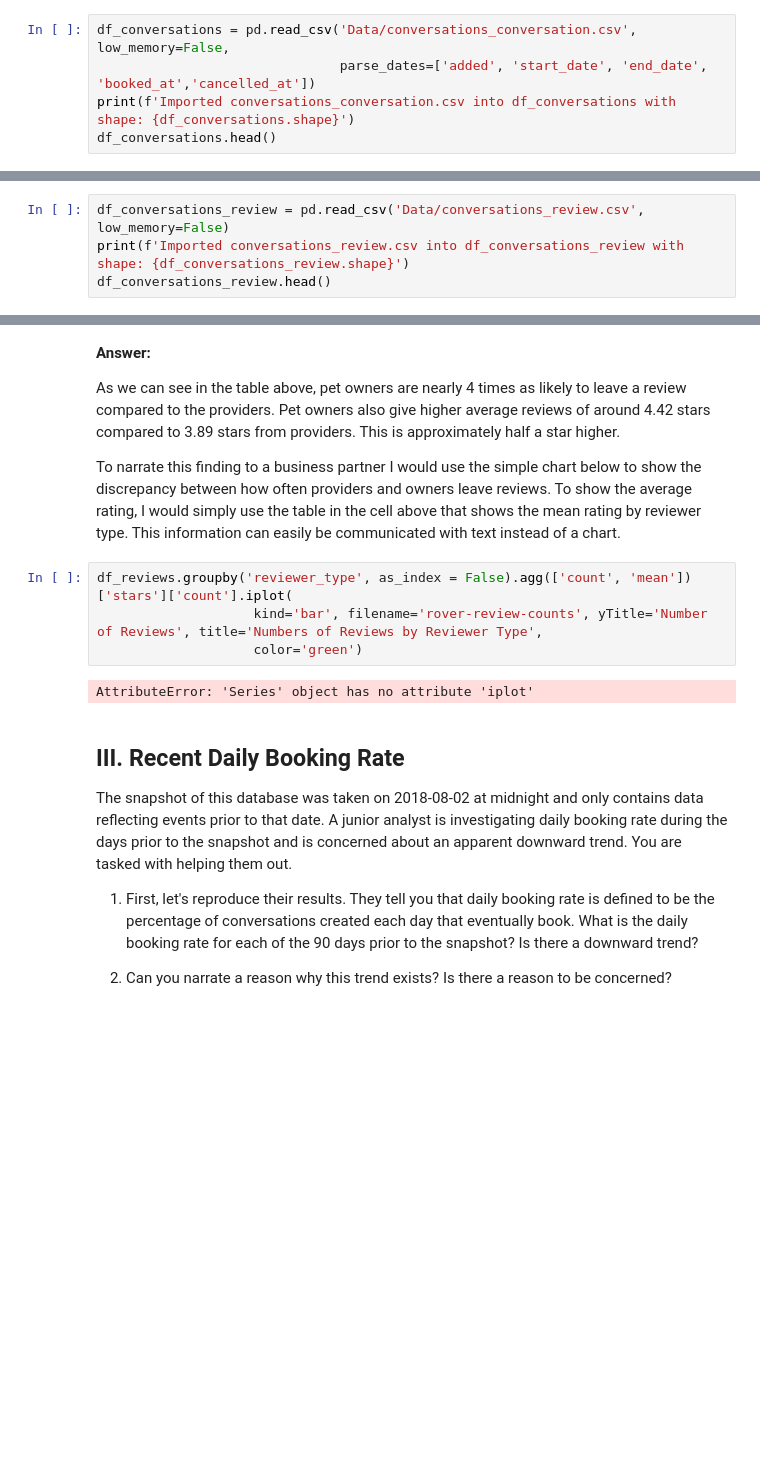
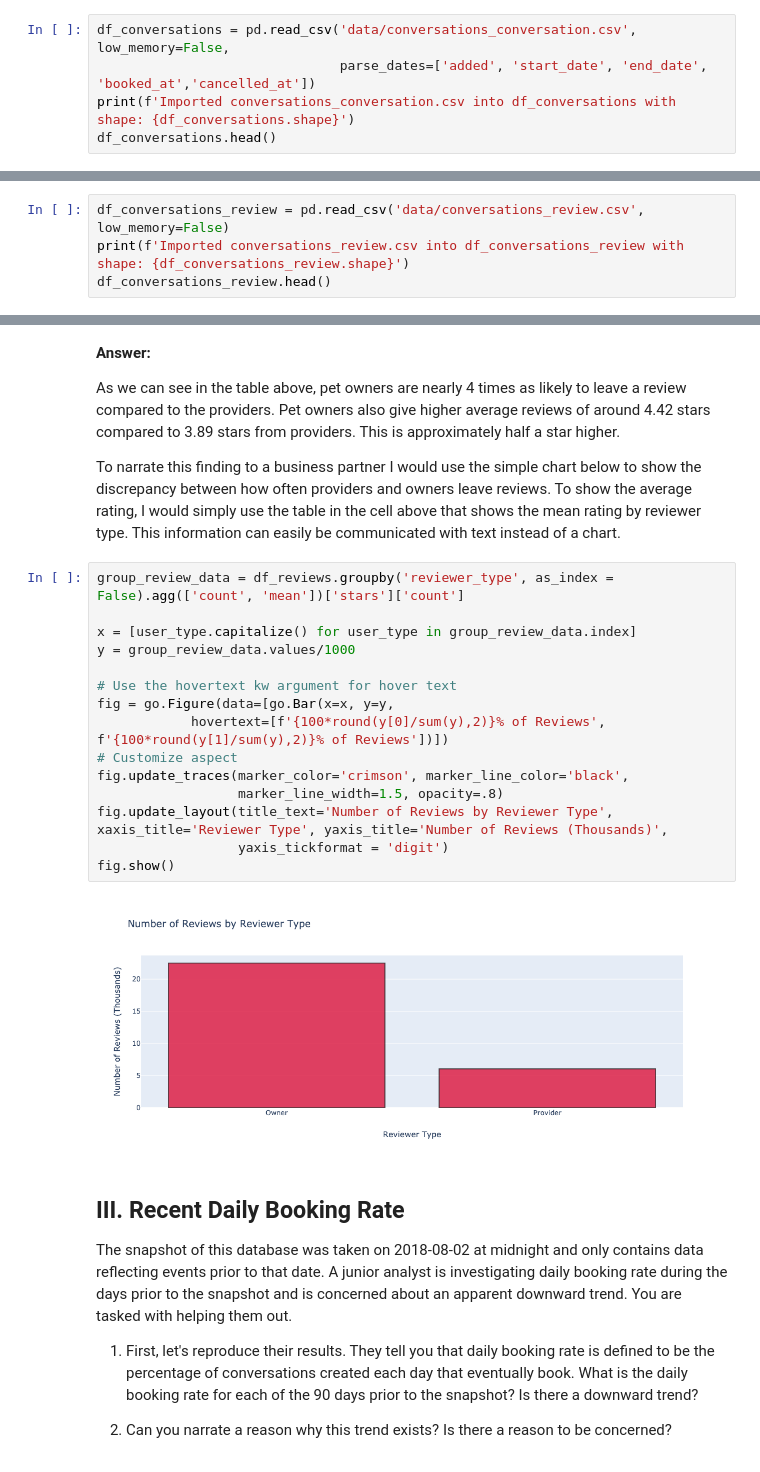
Before and after one commit to Booleans/rover-analytics-assessment, a Jupyter notebook: analysis.ipynb, the cells around one changed output, grey strips where cells are left out. Cells and saved outputs as stored; diff of their text form; blank space fills up the shorter version.

Commit message:
Update analysis.ipynb
Replaced old Plotly code with newer code from Plotly Express in order to get the first 2 charts working again.

```diff
--- a/analysis.ipynb
+++ b/analysis.ipynb
@@ -47,7 +43,7 @@ pet owner is requesting.
 * `cancelled_at` - A booked request can be cancelled. In that case, this timestamp reports
 when that occurred.
 # %%
-df_conversations = pd.read_csv('Data/conversations_conversation.csv', low_memory=False,
+df_conversations = pd.read_csv('data/conversations_conversation.csv', low_memory=False,
                                parse_dates=['added', 'start_date', 'end_date', 'booked_at','cancelled_at'])
 print(f'Imported conversations_conversation.csv into df_conversations with shape: {df_conversations.shape}')
 df_conversations.head()
@@ -114,7 +110,7 @@ this table are self explanatory but we have detailed a few below.
 which this review pertains.
 * `reviewer_id` - This foreign key reports the user in people_person that wrote this review.
 # %%
-df_conversations_review = pd.read_csv('Data/conversations_review.csv', low_memory=False)
+df_conversations_review = pd.read_csv('data/conversations_review.csv', low_memory=False)
 print(f'Imported conversations_review.csv into df_conversations_review with shape: {df_conversations_review.shape}')
 df_conversations_review.head()
 # %% [output]
@@ -343,12 +339,23 @@ df_reviews.groupby('reviewer_type', as_index = False).agg(['count', 'mean'])['st
 As we can see in the table above, pet owners are nearly 4 times as likely to leave a review compared to the providers. Pet owners also give higher average reviews of around 4.42 stars compared to 3.89 stars from providers. This is approximately half a star higher.
 
 To narrate this finding to a business partner I would use the simple chart below to show the discrepancy between how often providers and owners leave reviews. To show the average rating, I would simply use the table in the cell above that shows the mean rating by reviewer type. This information can easily be communicated with text instead of a chart.
-# %%
-df_reviews.groupby('reviewer_type', as_index = False).agg(['count', 'mean'])['stars']['count'].iplot(
-                    kind='bar', filename='rover-review-counts', yTitle='Number of Reviews', title='Numbers of Reviews by Reviewer Type',
-                    color='green')
-# %% [output]
-AttributeError: 'Series' object has no attribute 'iplot'
+# %%
+group_review_data = df_reviews.groupby('reviewer_type', as_index = False).agg(['count', 'mean'])['stars']['count']
+
+x = [user_type.capitalize() for user_type in group_review_data.index]
+y = group_review_data.values/1000
+
+# Use the hovertext kw argument for hover text
+fig = go.Figure(data=[go.Bar(x=x, y=y,
+            hovertext=[f'{100*round(y[0]/sum(y),2)}% of Reviews', f'{100*round(y[1]/sum(y),2)}% of Reviews'])])
+# Customize aspect
+fig.update_traces(marker_color='crimson', marker_line_color='black',
+                  marker_line_width=1.5, opacity=.8)
+fig.update_layout(title_text='Number of Reviews by Reviewer Type', xaxis_title='Reviewer Type', yaxis_title='Number of Reviews (Thousands)',
+                  yaxis_tickformat = 'digit')
+fig.show()
+# %% [output]
+[figure, added]
 # %% [markdown]
 <a id='3'></a>
 ## III. Recent Daily Booking Rate
```
Also changed, not shown: parts of 40 cells of this notebook.
